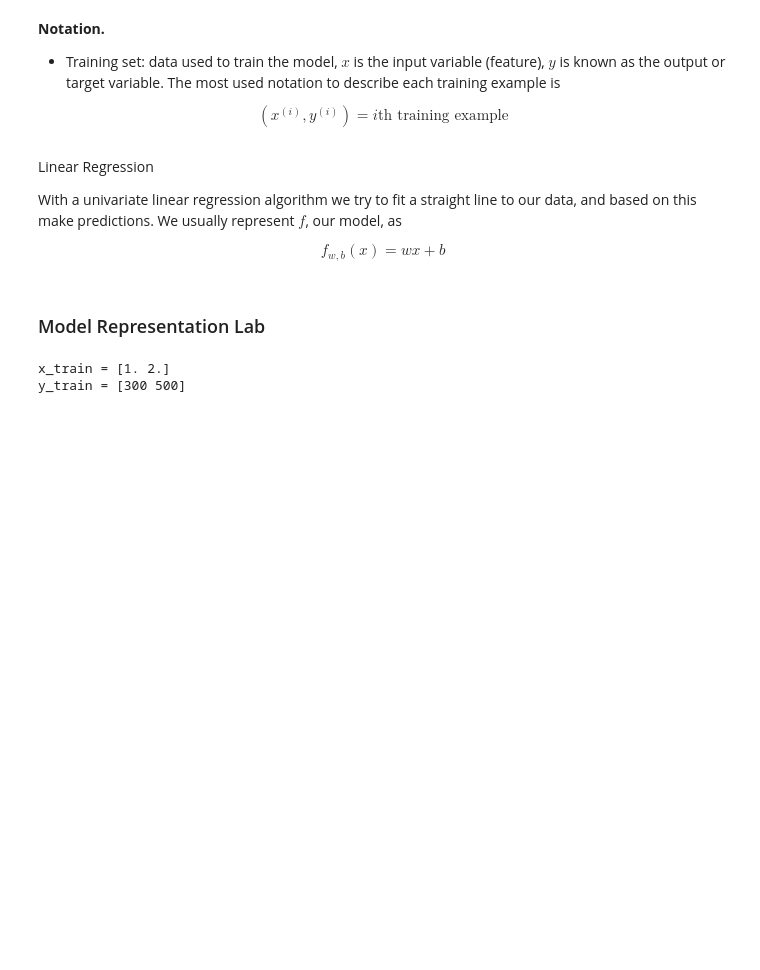
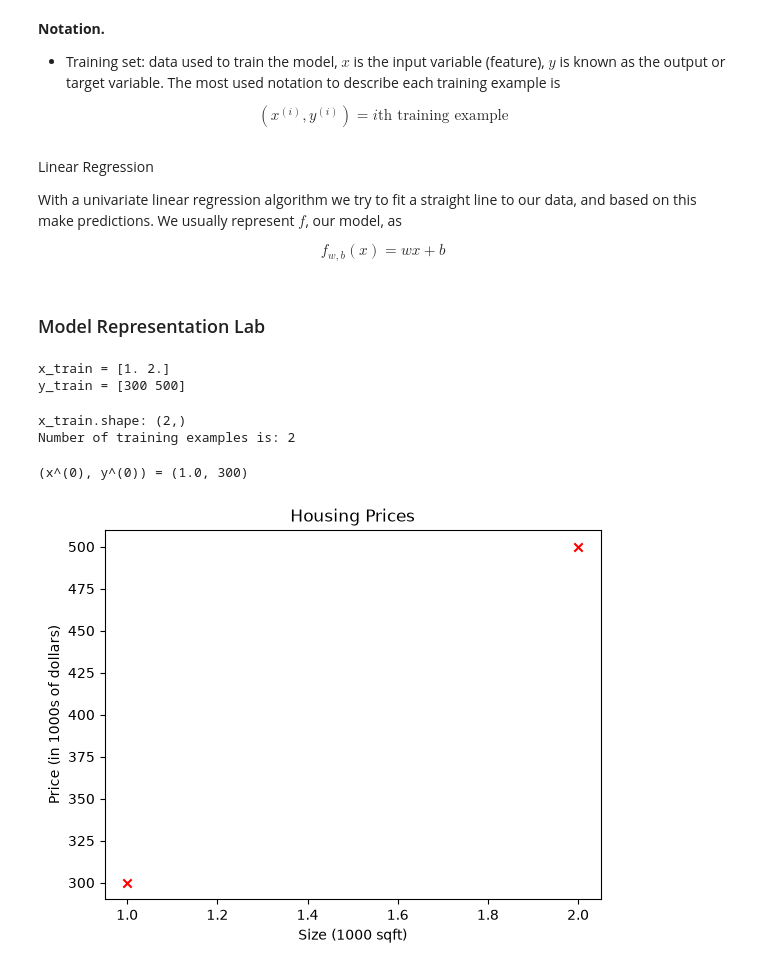
Before and after one commit to jujopo/machine-learning, a Jupyter notebook: notes.ipynb, the cells around one changed output. Saved outputs shown, nothing was run; the diff lists cells and outputs as text; code cells hidden in the pictures; blank space fills up the shorter version.

```diff
--- a/notes.ipynb
+++ b/notes.ipynb
@@ -74,3 +74,31 @@ print(f"y_train = {y_train}")
 # %% [output]
 x_train = [1. 2.]
 y_train = [300 500]
+# %%
+# m is the number of training examples
+print(f"x_train.shape: {x_train.shape}")
+m = x_train.shape[0]
+print(f"Number of training examples is: {m}")
+# %% [output]
+x_train.shape: (2,)
+Number of training examples is: 2
+# %%
+i = 0
+
+x_i = x_train[i]
+y_i = y_train[i]
+print(f"(x^({i}), y^({i})) = ({x_i}, {y_i})")
+# %% [output]
+(x^(0), y^(0)) = (1.0, 300)
+# %%
+# Plot the data points
+plt.scatter(x_train, y_train, marker='x', c='r')
+# Set the title
+plt.title("Housing Prices")
+# Set the y-axis label
+plt.ylabel("Price (in 1000s of dollars)")
+# Set the x-axis label
+plt.xlabel("Size (1000 sqft)")
+plt.show()
+# %% [output]
+[figure, added]
```
Also changed, not shown: parts of 4 cells of this notebook, 4 other files.
